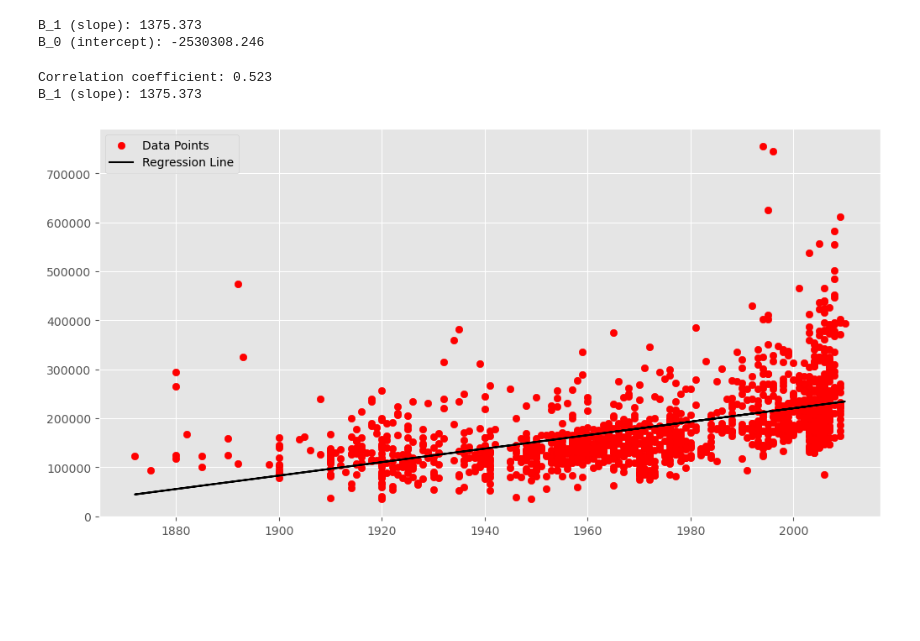
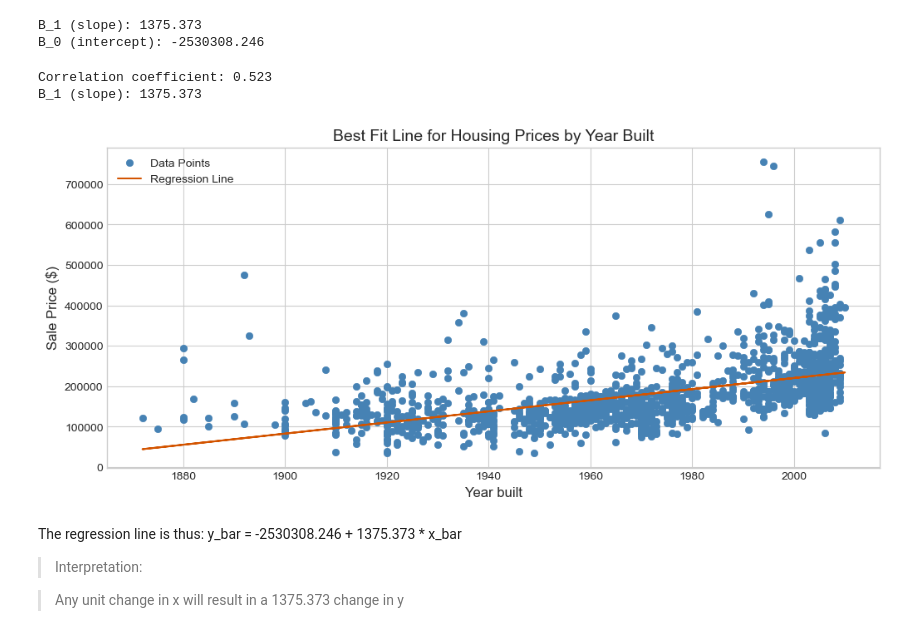
Before and after one commit to Vain-Guy/Ames-Housing-Price-Predictions, a Jupyter notebook: index.ipynb, the cells around one changed output. Saved outputs shown, nothing was run; the diff lists cells and outputs as text; code cells hidden in the pictures; blank space fills up the shorter version.

```diff
--- a/index.ipynb
+++ b/index.ipynb
@@ -6,7 +6,7 @@ import numpy as np
 # Data visualization libraries
 import matplotlib.pyplot as plt
 from matplotlib import style
-style.use('ggplot')
+plt.style.use('seaborn-v0_8-whitegrid')
 import seaborn as sns
 
 # Machine learning libraries
@@ -276,8 +281,8 @@ df_prophet
 # %%
 # Scatter plot
-fig, ax = plt.subplots(figsize = (12, 6))
+fig, ax = plt.subplots(figsize = (12, 5))
 ax.set_title('Housing Prices by Yeah Built', fontsize = 14)
-ax.scatter(df_prophet['yearbuilt'], df_prophet['saleprice'])
+ax.scatter(df_prophet['yearbuilt'], df_prophet['saleprice'], color = '#4682b4')
 ax.set_xlabel('Year built', fontsize = 12)
 ax.set_ylabel('Sale Price ($)', fontsize = 12);
 # %% [output]
@@ -345,29 +351,40 @@ print("B_0 (intercept):", round(B_0, 3))
 B_1 (slope): 1375.373
 B_0 (intercept): -2530308.246
 # %%
+# Plotting the line of best fit
+
 def best_fit(x_value, y_value):
     """Calculate the line of best fit."""
 
      # Scatter plot for x and y
-    fig, ax = plt.subplots(figsize = (12, 6))
-    ax.scatter(x, y, color = 'red', label = 'Data Points')
+    fig, ax = plt.subplots(figsize = (12, 5))
+    ax.scatter(x, y, color = '#4682b4', label = 'Data Points')
 
     # Calculate and print correlation coefficient and intercept
     corr_xy = np.corrcoef(x, y)[0][1]
     B_1 = corr_xy * (np.std(y) / np.std(x))
     B_0 = y_bar - (B_1 * x_bar)
 
     print("Correlation coefficient:", round(corr_xy, 3))
     print("B_1 (slope):", round(B_1, 3))
 
     # Plot regression line
     regression_line = B_1 * x + B_0
-    ax.plot(x, B_1 * x + B_0, color = 'black', label = 'Regression Line')
+    ax.plot(x, B_1 * x + B_0, color = '#d35400', label = 'Regression Line')
+    ax.set_title('Best Fit Line for Housing Prices by Year Built', fontsize = 14)
+    ax.set_xlabel('Year built', fontsize = 12)
+    ax.set_ylabel('Sale Price ($)', fontsize = 12)
     ax.legend()
 
 
 best_fit(x, y)
 # %% [output]
 Correlation coefficient: 0.523
 B_1 (slope): 1375.373
-[figure, old version]
+[figure, new version]
+# %% [markdown]
+The regression line is thus: y_bar = -2530308.246 + 1375.373 * x_bar
+
+>Interpretation:
+
+>Any unit change in x will result in a 1375.373 change in y
```
Also changed, not shown: parts of 19 cells of this notebook.
